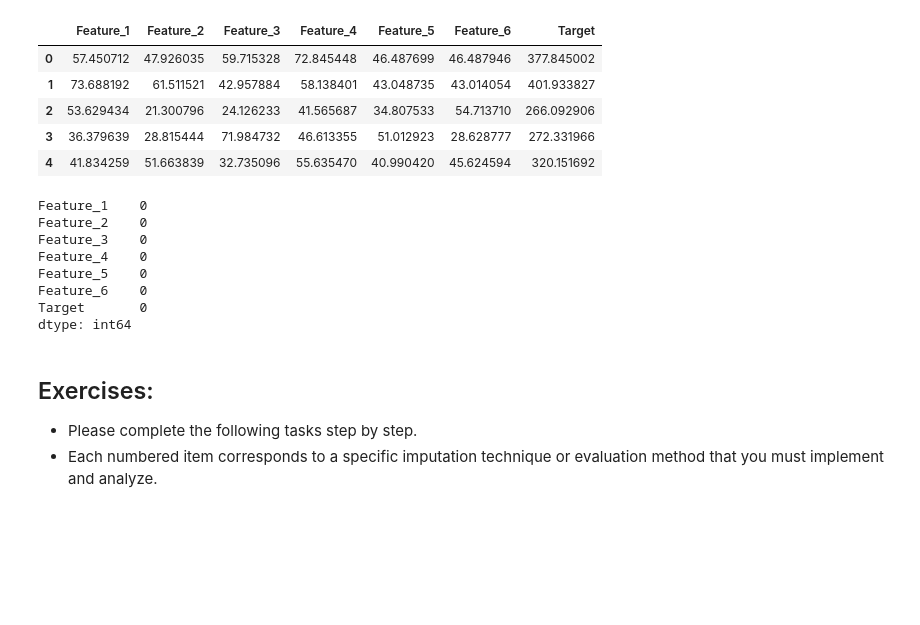
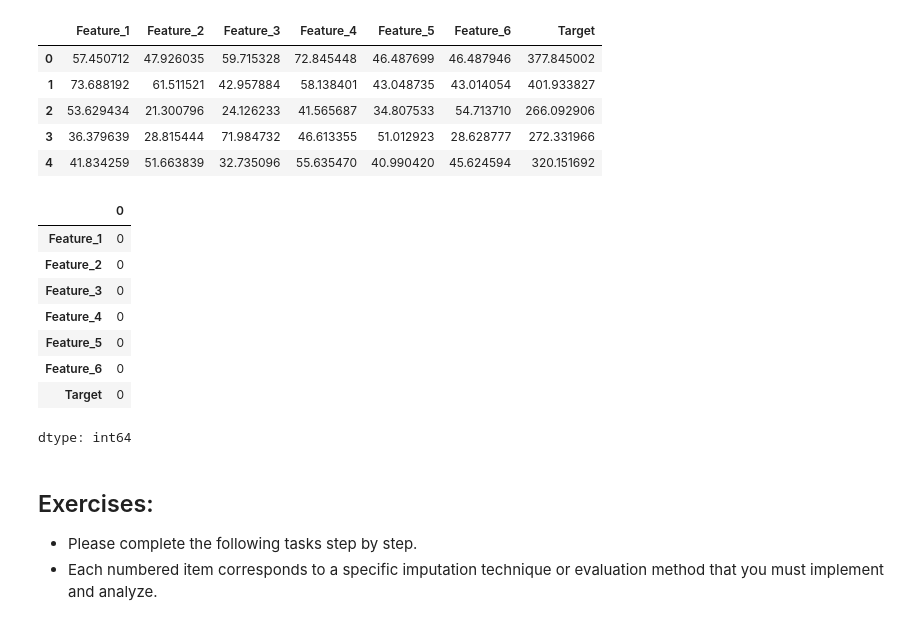
Before and after one commit to GuillermoBlancoNunez/DataMining_NeuralNetworks_ISS, a Jupyter notebook: Daily_Assingments/Day_4/GuillermoBN_Assg4_DM&NN_ISS.ipynb, the cells around one changed output. Drawn from its saved outputs; the diff is of its cells as text; code cells hidden in the pictures; blank space fills up the shorter version.

```diff
--- a/Daily_Assingments/Day_4/GuillermoBN_Assg4_DM&NN_ISS.ipynb
+++ b/Daily_Assingments/Day_4/GuillermoBN_Assg4_DM&NN_ISS.ipynb
@@ -23,8 +23,8 @@ from sklearn.model_selection import train_test_split
 - **Missing values**: None, the dataset is fully complete
 # %%
 # Load the dataset
-data = pd.read_csv('complete_dataset.csv')
-data.head()
+data_org = pd.read_csv('complete_dataset.csv')
+data_org.head()
 # %% [output]
 |  | Feature_1 | Feature_2 | Feature_3 | Feature_4 | Feature_5 | Feature_6 | Target |
 | 0 | 57.450712 | 47.926035 | 59.715328 | 72.845448 | 46.487699 | 46.487946 | 377.845002 |
@@ -34,15 +34,16 @@ data.head()
 | 4 | 41.834259 | 51.663839 | 32.735096 | 55.635470 | 40.990420 | 45.624594 | 320.151692 |
 # %%
 # Check for missing values
-data.isnull().sum()
+data_org.isnull().sum()
 # %% [output]
+|  | 0 |
+| Feature_1 | 0 |
+| Feature_2 | 0 |
+| Feature_3 | 0 |
+| Feature_4 | 0 |
+| Feature_5 | 0 |
+| Feature_6 | 0 |
+| Target | 0 |
-Feature_1    0
-Feature_2    0
-Feature_3    0
-Feature_4    0
-Feature_5    0
-Feature_6    0
-Target       0
 dtype: int64
 # %% [markdown]
 ## Exercises:
```
Also changed, not shown: parts of 6 cells of this notebook.
